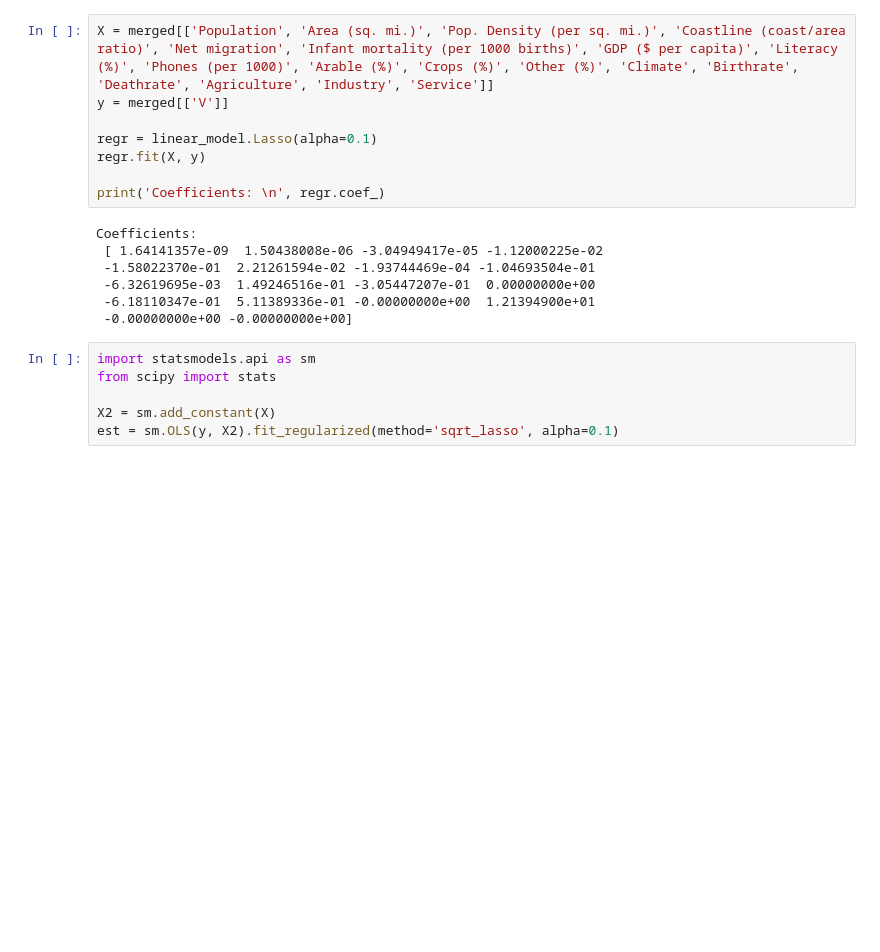
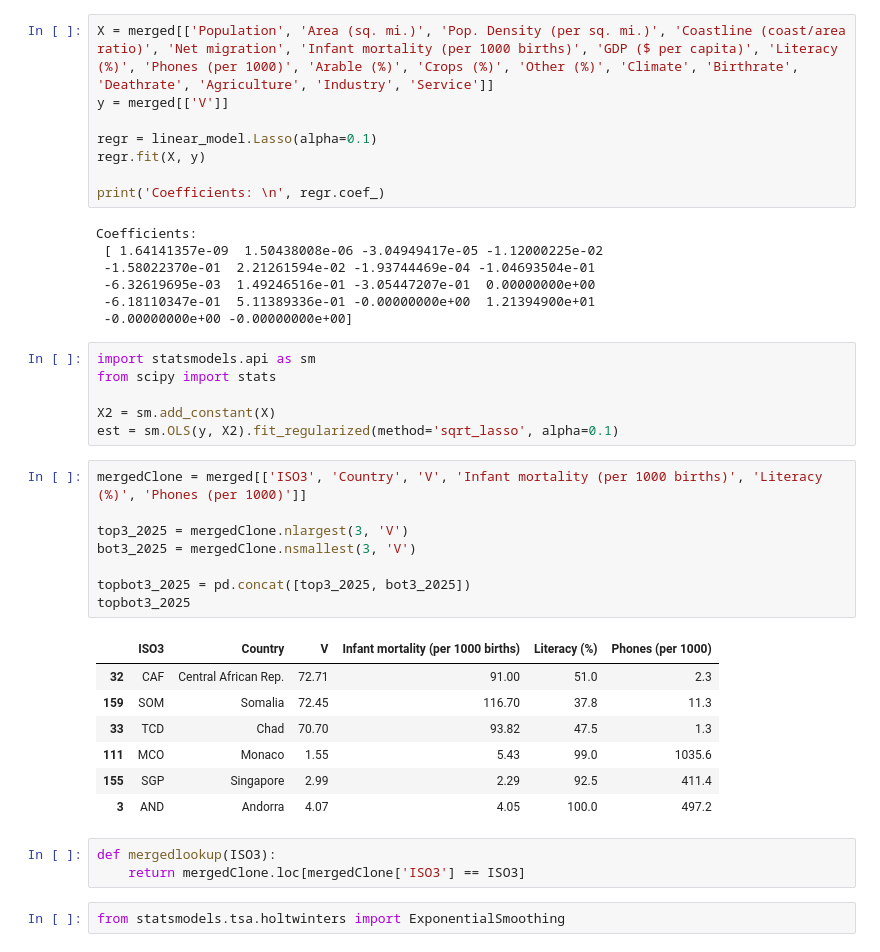
Before and after one commit to USER-afsk/Data-Project, a Jupyter notebook: Untitled-1.ipynb, the cells around one changed output. Cells and saved outputs as stored; diff of their text form; blank space fills up the shorter version.

```diff
--- a/Untitled-1.ipynb
+++ b/Untitled-1.ipynb
@@ -365,3 +366,24 @@ from scipy import stats
 
 X2 = sm.add_constant(X)
 est = sm.OLS(y, X2).fit_regularized(method='sqrt_lasso', alpha=0.1)
+# %%
+mergedClone = merged[['ISO3', 'Country', 'V', 'Infant mortality (per 1000 births)', 'Literacy (%)', 'Phones (per 1000)']]
+
+top3_2025 = mergedClone.nlargest(3, 'V')
+bot3_2025 = mergedClone.nsmallest(3, 'V')
+
+topbot3_2025 = pd.concat([top3_2025, bot3_2025])
+topbot3_2025
+# %% [output]
+|  | ISO3 | Country | V | Infant mortality (per 1000 births) | Literacy (%) | Phones (per 1000) |
+| 32 | CAF | Central African Rep. | 72.71 | 91.00 | 51.0 | 2.3 |
+| 159 | SOM | Somalia | 72.45 | 116.70 | 37.8 | 11.3 |
+| 33 | TCD | Chad | 70.70 | 93.82 | 47.5 | 1.3 |
+| 111 | MCO | Monaco | 1.55 | 5.43 | 99.0 | 1035.6 |
+| 155 | SGP | Singapore | 2.99 | 2.29 | 92.5 | 411.4 |
+| 3 | AND | Andorra | 4.07 | 4.05 | 100.0 | 497.2 |
+# %%
+def mergedlookup(ISO3):
+    return mergedClone.loc[mergedClone['ISO3'] == ISO3]
+# %%
+from statsmodels.tsa.holtwinters import ExponentialSmoothing
```
Also changed, not shown: parts of 8 cells of this notebook.
